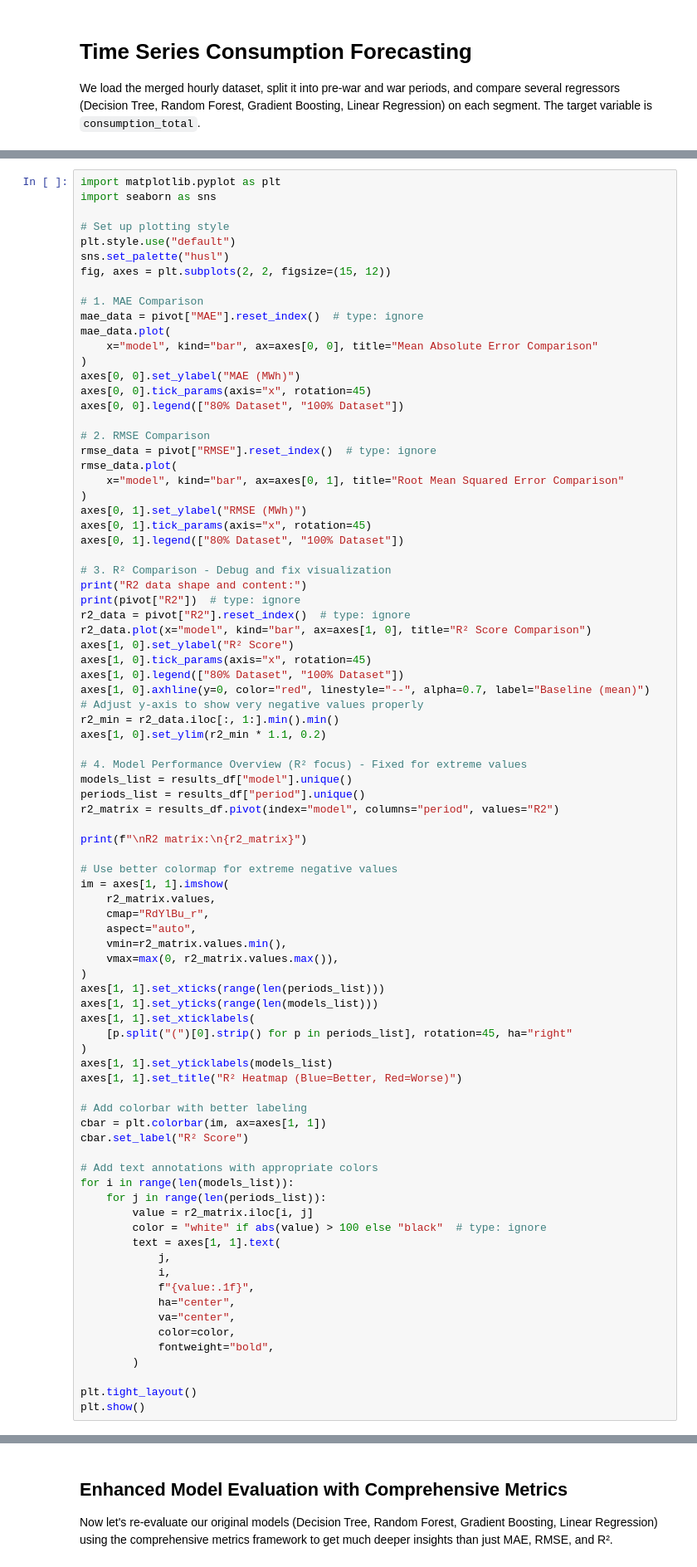
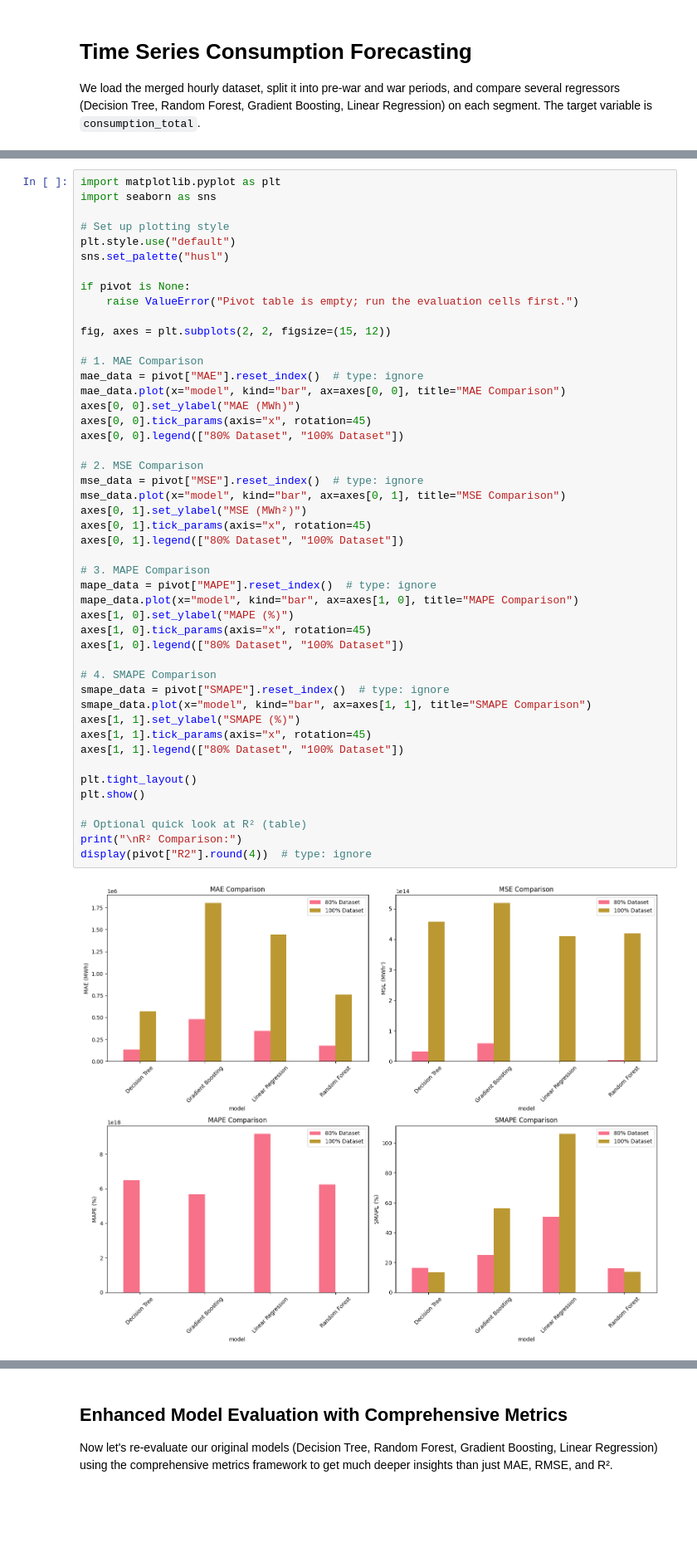
Before and after one commit to SLI0124/diplomovy-projekt, a Jupyter notebook: notebooks/machine_learning.ipynb, the cells around one changed output, grey strips where cells are left out. Shown at 83% size. Saved outputs shown, nothing was run; the diff lists cells and outputs as text; blank space fills up the shorter version.

```diff
--- a/notebooks/machine_learning.ipynb
+++ b/notebooks/machine_learning.ipynb
@@ -183,85 +206,49 @@ Performance Comparison: 80% (Pre-war) vs 100% (Including War Impact)
 # %%
 import matplotlib.pyplot as plt
 import seaborn as sns
 
 # Set up plotting style
 plt.style.use("default")
 sns.set_palette("husl")
+
+if pivot is None:
+    raise ValueError("Pivot table is empty; run the evaluation cells first.")
+
 fig, axes = plt.subplots(2, 2, figsize=(15, 12))
 
 # 1. MAE Comparison
 mae_data = pivot["MAE"].reset_index()  # type: ignore
-mae_data.plot(
-    x="model", kind="bar", ax=axes[0, 0], title="Mean Absolute Error Comparison"
-)
+mae_data.plot(x="model", kind="bar", ax=axes[0, 0], title="MAE Comparison")
 axes[0, 0].set_ylabel("MAE (MWh)")
 axes[0, 0].tick_params(axis="x", rotation=45)
 axes[0, 0].legend(["80% Dataset", "100% Dataset"])
 
-# 2. RMSE Comparison
-rmse_data = pivot["RMSE"].reset_index()  # type: ignore
-rmse_data.plot(
-    x="model", kind="bar", ax=axes[0, 1], title="Root Mean Squared Error Comparison"
-)
-axes[0, 1].set_ylabel("RMSE (MWh)")
+# 2. MSE Comparison
+mse_data = pivot["MSE"].reset_index()  # type: ignore
+mse_data.plot(x="model", kind="bar", ax=axes[0, 1], title="MSE Comparison")
+axes[0, 1].set_ylabel("MSE (MWh²)")
 axes[0, 1].tick_params(axis="x", rotation=45)
 axes[0, 1].legend(["80% Dataset", "100% Dataset"])
 
-# 3. R² Comparison - Debug and fix visualization
-print("R2 data shape and content:")
-print(pivot["R2"])  # type: ignore
-r2_data = pivot["R2"].reset_index()  # type: ignore
-r2_data.plot(x="model", kind="bar", ax=axes[1, 0], title="R² Score Comparison")
-axes[1, 0].set_ylabel("R² Score")
+# 3. MAPE Comparison
+mape_data = pivot["MAPE"].reset_index()  # type: ignore
+mape_data.plot(x="model", kind="bar", ax=axes[1, 0], title="MAPE Comparison")
+axes[1, 0].set_ylabel("MAPE (%)")
 axes[1, 0].tick_params(axis="x", rotation=45)
 axes[1, 0].legend(["80% Dataset", "100% Dataset"])
-axes[1, 0].axhline(y=0, color="red", linestyle="--", alpha=0.7, label="Baseline (mean)")
-# Adjust y-axis to show very negative values properly
-r2_min = r2_data.iloc[:, 1:].min().min()
-axes[1, 0].set_ylim(r2_min * 1.1, 0.2)
 
-# 4. Model Performance Overview (R² focus) - Fixed for extreme values
-models_list = results_df["model"].unique()
-periods_list = results_df["period"].unique()
-r2_matrix = results_df.pivot(index="model", columns="period", values="R2")
-
-print(f"\nR2 matrix:\n{r2_matrix}")
-
-# Use better colormap for extreme negative values
-im = axes[1, 1].imshow(
-    r2_matrix.values,
-    cmap="RdYlBu_r",
-    aspect="auto",
-    vmin=r2_matrix.values.min(),
-    vmax=max(0, r2_matrix.values.max()),
-)
-axes[1, 1].set_xticks(range(len(periods_list)))
-axes[1, 1].set_yticks(range(len(models_list)))
-axes[1, 1].set_xticklabels(
-    [p.split("(")[0].strip() for p in periods_list], rotation=45, ha="right"
-)
-axes[1, 1].set_yticklabels(models_list)
-axes[1, 1].set_title("R² Heatmap (Blue=Better, Red=Worse)")
-
-# Add colorbar with better labeling
-cbar = plt.colorbar(im, ax=axes[1, 1])
-cbar.set_label("R² Score")
-
-# Add text annotations with appropriate colors
-for i in range(len(models_list)):
-    for j in range(len(periods_list)):
-        value = r2_matrix.iloc[i, j]
-        color = "white" if abs(value) > 100 else "black"  # type: ignore
-        text = axes[1, 1].text(
-            j,
-            i,
-            f"{value:.1f}",
-            ha="center",
-            va="center",
-            color=color,
-            fontweight="bold",
-        )
+# 4. SMAPE Comparison
+smape_data = pivot["SMAPE"].reset_index()  # type: ignore
+smape_data.plot(x="model", kind="bar", ax=axes[1, 1], title="SMAPE Comparison")
+axes[1, 1].set_ylabel("SMAPE (%)")
+axes[1, 1].tick_params(axis="x", rotation=45)
+axes[1, 1].legend(["80% Dataset", "100% Dataset"])
 
 plt.tight_layout()
 plt.show()
+
+# Optional quick look at R² (table)
+print("\nR² Comparison:")
+display(pivot["R2"].round(4))  # type: ignore
 # %% [output]
+[figure, new version]
```
Also changed, not shown: parts of 13 cells of this notebook.
